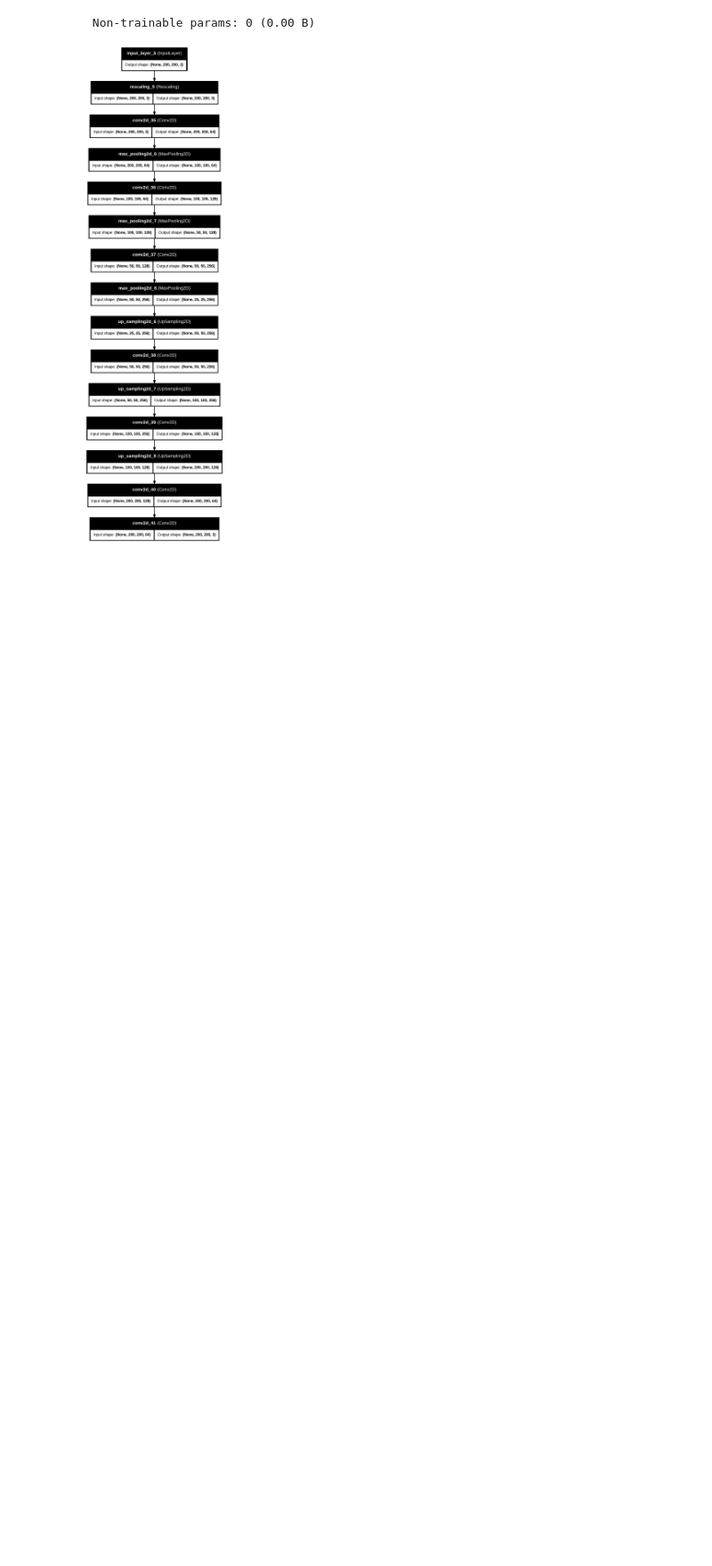
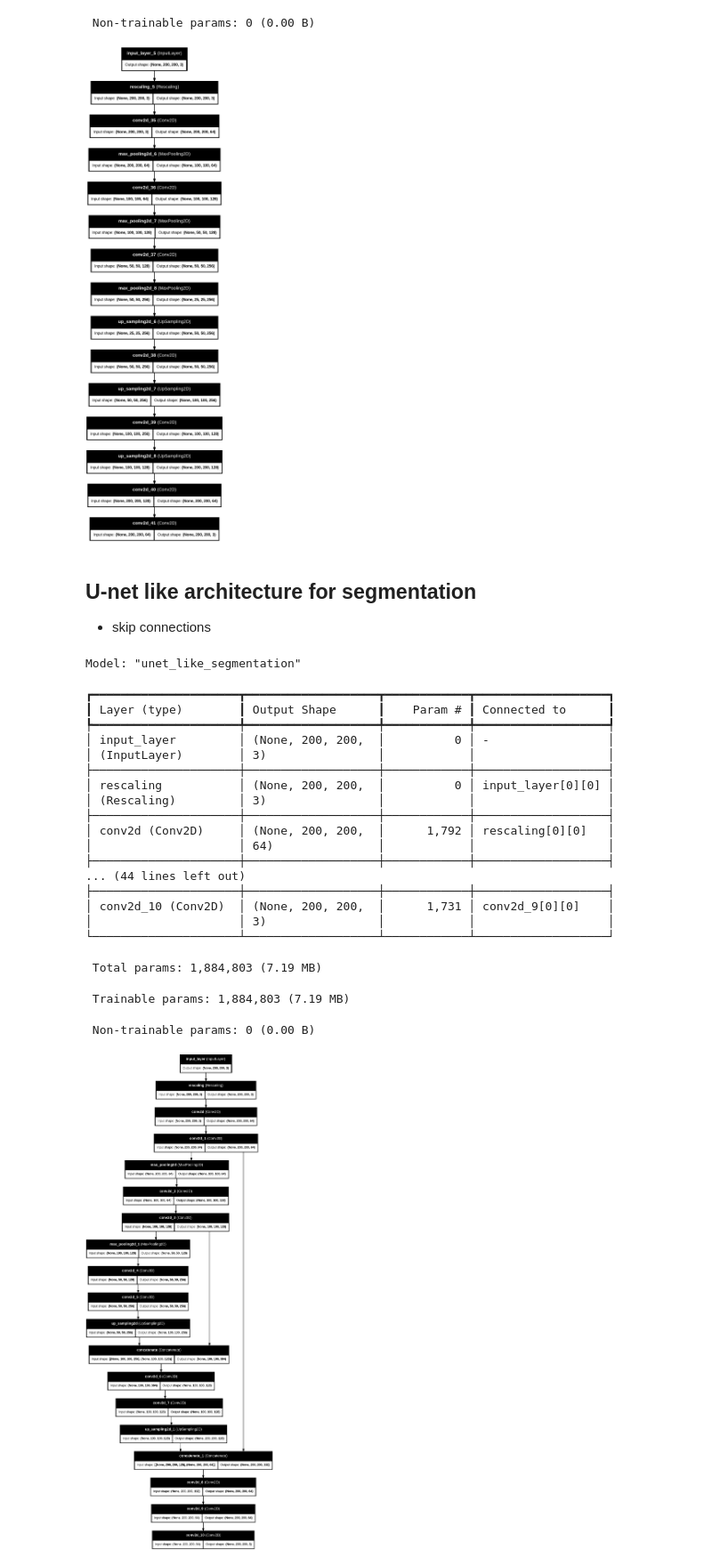
Before and after one commit to reitezuz/18NES2-2025, a Jupyter notebook: week_08/simple_encoder_decoder_archiectures.ipynb, the cells around one changed output. Shown at 89% size. Cells and saved outputs as stored; diff of their text form; code cells hidden in the pictures; blank space fills up the shorter version.

```diff
--- a/week_08/simple_encoder_decoder_archiectures.ipynb
+++ b/week_08/simple_encoder_decoder_archiectures.ipynb
@@ -204,3 +214,78 @@ Model: "pool_unpool_autoencoder"
  Trainable params: 1,331,459 (5.08 MB)
  Non-trainable params: 0 (0.00 B)
 [figure]
+# %% [markdown]
+## U-net like architecture for segmentation
+- skip connections
+# %%
+import keras
+from keras import layers
+
+def get_model_unet_like(img_size, num_classes):
+    inputs = keras.Input(shape=img_size + (3,))
+    x = layers.Rescaling(1./255)(inputs)
+
+    # ----- Encoder -----
+    # Block 1
+    x1 = layers.Conv2D(64, 3, activation="relu", padding="same")(x)
+    x1 = layers.Conv2D(64, 3, activation="relu", padding="same")(x1)
+    p1 = layers.MaxPooling2D(pool_size=2)(x1)
+
+    # Block 2
+    x2 = layers.Conv2D(128, 3, activation="relu", padding="same")(p1)
+    x2 = layers.Conv2D(128, 3, activation="relu", padding="same")(x2)
+    p2 = layers.MaxPooling2D(pool_size=2)(x2)
+
+    # Block 3 (bottleneck)
+    x3 = layers.Conv2D(256, 3, activation="relu", padding="same")(p2)
+    x3 = layers.Conv2D(256, 3, activation="relu", padding="same")(x3)
+
+    # ----- Decoder with skip connections -----
+    # Up 1
+    u2 = layers.UpSampling2D(size=2)(x3)
+    u2 = layers.Concatenate()([u2, x2])  # skip connection
+    u2 = layers.Conv2D(128, 3, activation="relu", padding="same")(u2)
+    u2 = layers.Conv2D(128, 3, activation="relu", padding="same")(u2)
+
+    # Up 2
+    u1 = layers.UpSampling2D(size=2)(u2)
+    u1 = layers.Concatenate()([u1, x1])  # skip connection
+    u1 = layers.Conv2D(64, 3, activation="relu", padding="same")(u1)
+    u1 = layers.Conv2D(64, 3, activation="relu", padding="same")(u1)
+
+    # ----- Per-pixel classification -----
+    outputs = layers.Conv2D(num_classes, 3, activation="softmax", padding="same")(u1)
+
+    model = keras.Model(inputs, outputs, name="unet_like_segmentation")
+    return model
+
+
+model = get_model_unet_like(img_size=(200, 200), num_classes=3)
+model.summary()
+
+keras.utils.plot_model(model, to_file="segmentation_model.png", show_shapes=True, show_layer_names=True)
+from IPython.display import Image, display
+display(Image(filename="segmentation_model.png", width=300))
+# %% [output]
+Model: "unet_like_segmentation"
+┏━━━━━━━━━━━━━━━━━━━━━┳━━━━━━━━━━━━━━━━━━━┳━━━━━━━━━━━━┳━━━━━━━━━━━━━━━━━━━┓
+┃ Layer (type)        ┃ Output Shape      ┃    Param # ┃ Connected to      ┃
+┡━━━━━━━━━━━━━━━━━━━━━╇━━━━━━━━━━━━━━━━━━━╇━━━━━━━━━━━━╇━━━━━━━━━━━━━━━━━━━┩
+│ input_layer         │ (None, 200, 200,  │          0 │ -                 │
+│ (InputLayer)        │ 3)                │            │                   │
+├─────────────────────┼───────────────────┼────────────┼───────────────────┤
+│ rescaling           │ (None, 200, 200,  │          0 │ input_layer[0][0] │
+│ (Rescaling)         │ 3)                │            │                   │
+├─────────────────────┼───────────────────┼────────────┼───────────────────┤
+│ conv2d (Conv2D)     │ (None, 200, 200,  │      1,792 │ rescaling[0][0]   │
+│                     │ 64)               │            │                   │
+├─────────────────────┼───────────────────┼────────────┼───────────────────┤
+... (44 lines left out)
+├─────────────────────┼───────────────────┼────────────┼───────────────────┤
+│ conv2d_10 (Conv2D)  │ (None, 200, 200,  │      1,731 │ conv2d_9[0][0]    │
+│                     │ 3)                │            │                   │
+└─────────────────────┴───────────────────┴────────────┴───────────────────┘
+ Total params: 1,884,803 (7.19 MB)
+ Trainable params: 1,884,803 (7.19 MB)
+ Non-trainable params: 0 (0.00 B)
+[figure, added]
```
Also changed, not shown: parts of 5 cells of this notebook.
